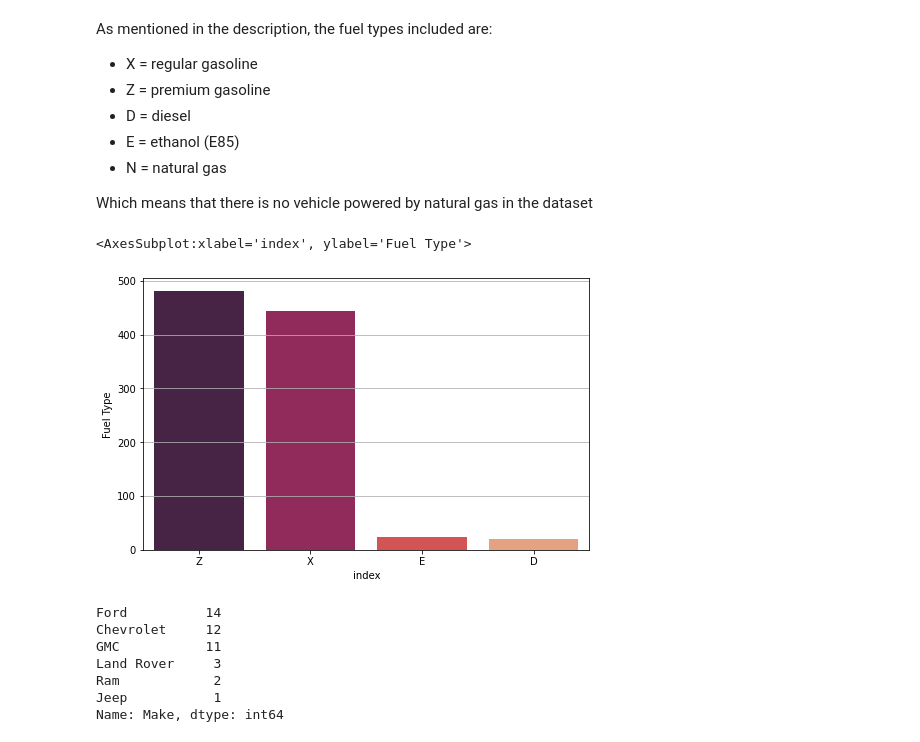
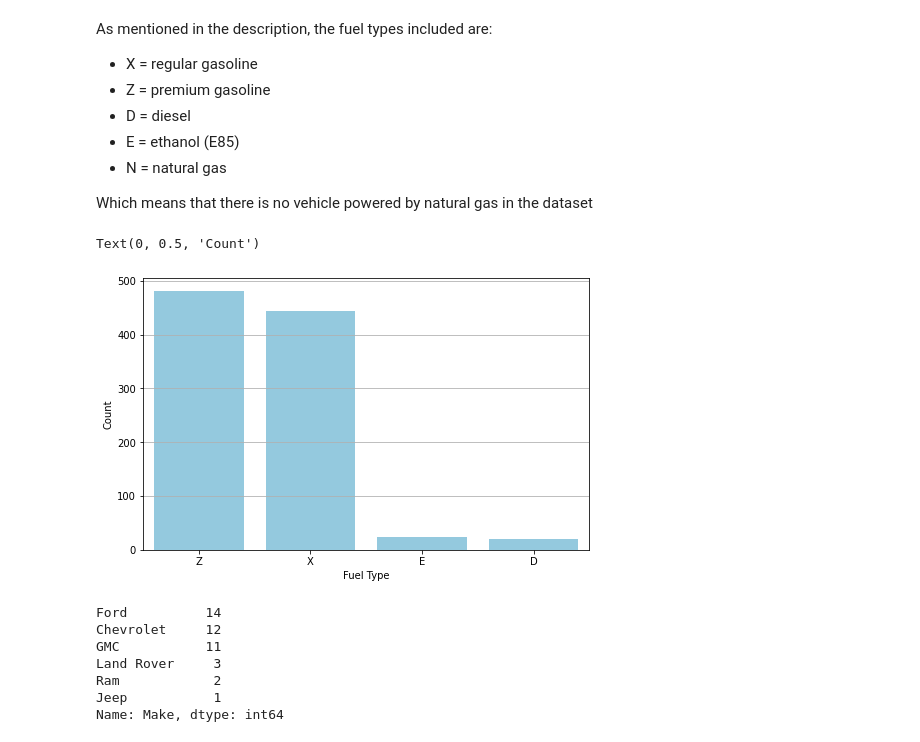
Before and after one commit to JohannesBeneke/EDA-Vehicle-Emissions, a Jupyter notebook: eda_emissions.ipynb, the cells around one changed output. Drawn from its saved outputs; the diff is of its cells as text; code cells hidden in the pictures.

```diff
--- a/eda_emissions.ipynb
+++ b/eda_emissions.ipynb
@@ -331,11 +342,13 @@ Which means that there is no vehicle powered by natural gas in the dataset
 # %%
 fueltype_counts = df['Fuel Type'].value_counts().reset_index(drop=False)
 plt.figure(figsize=(8,5))
 plt.grid()
-sns.barplot(data=fueltype_counts, x=fueltype_counts['index'], y=fueltype_counts[fueltype_counts.columns[1]], palette="rocket")
+sns.barplot(data=fueltype_counts, x=fueltype_counts['index'], y=fueltype_counts[fueltype_counts.columns[1]], color='skyblue')
+plt.xlabel('Fuel Type')
+plt.ylabel('Count')
 # %% [output]
-<AxesSubplot:xlabel='index', ylabel='Fuel Type'>
+Text(0, 0.5, 'Count')
-[figure, old version]
+[figure, new version]
 # %%
 df[df["Fuel Type"].str.contains("E|D")]['Make'].value_counts()
 # %% [output]
```
Also changed, not shown: parts of 11 cells of this notebook, 1 other file.
